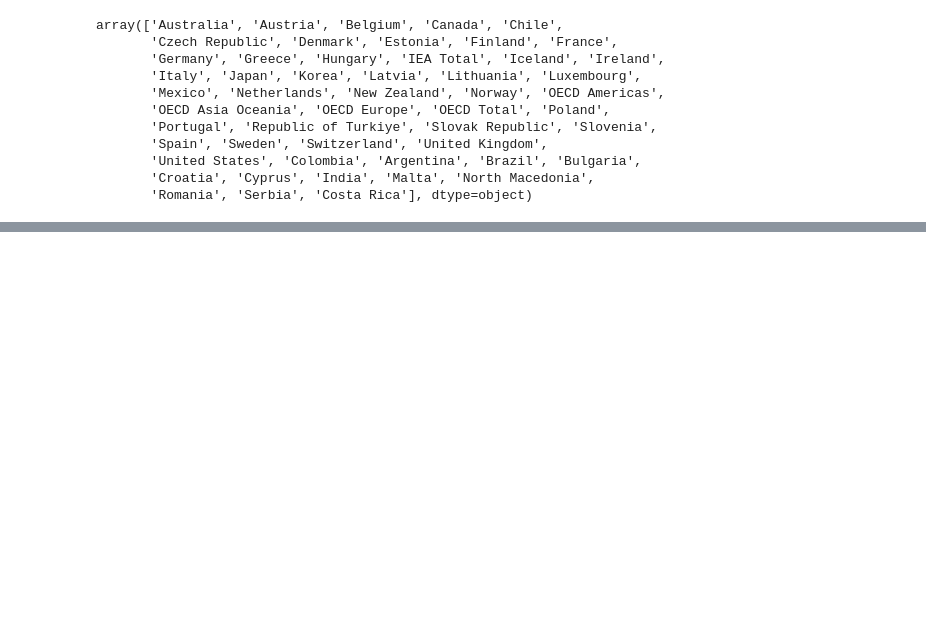
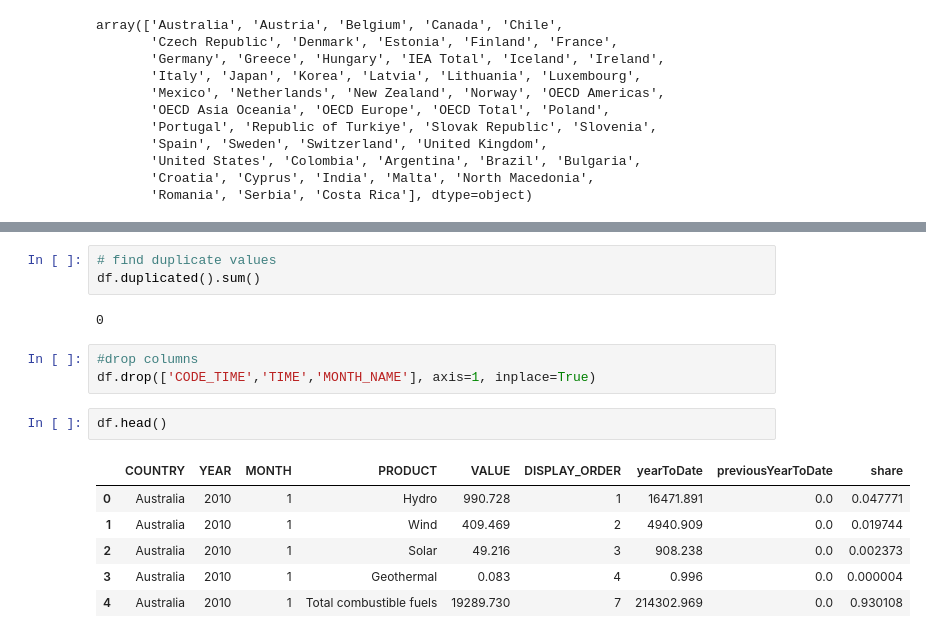
Before and after one commit to ibranbhan/DataScienceProject_electricity_production, a Jupyter notebook: final.ipynb, the cells around one changed output, grey strips where cells are left out. Saved outputs shown, nothing was run; the diff lists cells and outputs as text; blank space fills up the shorter version.

```diff
--- a/final.ipynb
+++ b/final.ipynb
@@ -99,0 +238,17 @@ Number of rows after removing duplcates: 181915
+# %%
+# find duplicate values
+df.duplicated().sum()
+# %% [output]
+0
+# %%
+#drop columns
+df.drop(['CODE_TIME','TIME','MONTH_NAME'], axis=1, inplace=True)
+# %%
+df.head()
+# %% [output]
+|  | COUNTRY | YEAR | MONTH | PRODUCT | VALUE | DISPLAY_ORDER | yearToDate | previousYearToDate | share |
+| 0 | Australia | 2010 | 1 | Hydro | 990.728 | 1 | 16471.891 | 0.0 | 0.047771 |
+| 1 | Australia | 2010 | 1 | Wind | 409.469 | 2 | 4940.909 | 0.0 | 0.019744 |
+| 2 | Australia | 2010 | 1 | Solar | 49.216 | 3 | 908.238 | 0.0 | 0.002373 |
+| 3 | Australia | 2010 | 1 | Geothermal | 0.083 | 4 | 0.996 | 0.0 | 0.000004 |
+| 4 | Australia | 2010 | 1 | Total combustible fuels | 19289.730 | 7 | 214302.969 | 0.0 | 0.930108 |
```
Also changed, not shown: parts of 27 cells of this notebook, 4 other files.
